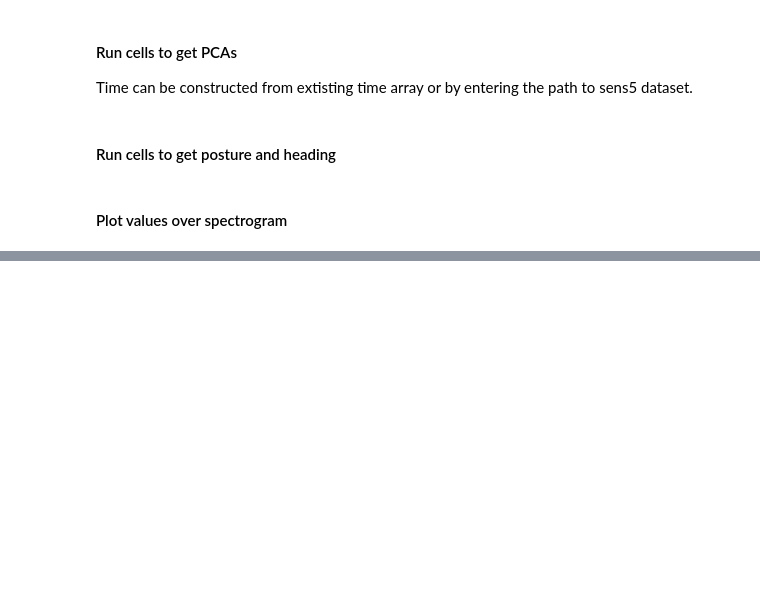
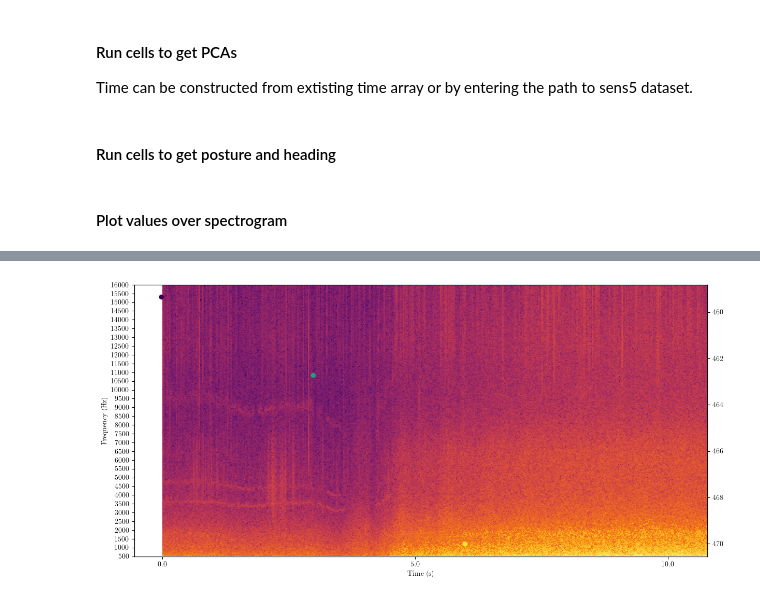
Before and after one commit to gmanatole/Biologging_Toolkit, a Jupyter notebook: notebooks/graph_spectrogram.ipynb, the cells around one changed output, grey strips where cells are left out. Cells and saved outputs as stored; diff of their text form; code cells hidden in the pictures; blank space fills up the shorter version.

```diff
--- a/notebooks/graph_spectrogram.ipynb
+++ b/notebooks/graph_spectrogram.ipynb
@@ -74,0 +91,8 @@ plot_spectrogram(inst, debut, fin, freq_min, freq_max, raw_path,
+# %%
+debut = datetime.fromtimestamp(1508088100-3.498*3600,  tz=timezone.utc)
+fin = datetime.fromtimestamp(1508088100-3.495*3600,  tz=timezone.utc)
+mask = (inst.ds['time'][:].data > 1508088100-3.498*3600) & (inst.ds['time'][:].data < 1508088100-3.495*3600)
+
+freq_min = 500
+freq_max = 16001
+print(debut, fin)
@@ -74,0 +101,38 @@ plot_spectrogram(inst, debut, fin, freq_min, freq_max, raw_path,
+# %%
+params = {'cmap':'inferno','title':'KW_interaction', 'aspect':'auto', 'figsize':(12,6), 'nperseg':1024, 'noverlap':int(1024*0.7)}
+orig = {'figsize': (15,15),
+    'title': 'Spectrogram',
+    'y-label': 'Frequency (Hz)',
+    'x-label': 'Time (s)',
+    'path':'.',
+    'aspect':'equal',
+    'cmap':'binary'}
+params = {**orig, **params}
+debut = debut.replace(tzinfo = timezone.utc).timestamp()
+fin = fin.replace(tzinfo = timezone.utc).timestamp()
+# Compute spectrogram
+timestamps = get_timestamp(raw_path)
+f, t, Sxx = compute_spectrogram(debut, fin, freq_min, freq_max, timestamps, 1024, 512)
+filter = np.percentile(Sxx, 97)
+Sxx[Sxx > filter] = Sxx[Sxx > filter]*10
+fig, ax = plt.subplots(figsize = params['figsize'])
+im = ax.imshow(np.log10(Sxx), origin='lower', aspect = params['aspect'], cmap = params['cmap'], extent=[t[0], t[-1], f[0], f[-1]])
+ax.set_xticks(np.arange(t[0], t[-1], 5))
+ax.set_xticklabels([f"{tick:.1f}" for tick in np.arange(0, fin-debut, 5)])
+ax.set_yticks(np.arange(freq_min, freq_max, 500))
+ax.set_yticklabels([f"{tick:.0f}" for tick in np.arange(freq_min, freq_max, 500)])
+ax.set_ylabel(params['y-label'])
+ax.set_xlabel(params['x-label'])
+ax.grid(False)
+fig.tight_layout()
+ax1 = ax.twinx()
+ax1.scatter(inst.ds['time'][:].data[mask] - inst.ds['time'][:].data[mask][0], inst.ds['depth'][:].data[mask], c=dP[mask])
+ax1.invert_yaxis()
+#cbar = fig.colorbar(im, ax=ax)
+#cbar.set_label(r"Log of power spectral density (dB re 1 $\mu Pa^2/Hz$)", rotation = 90, labelpad = 10)
+#cbar.ax.yaxis.set_label_position('right')
+
+fig.savefig(os.path.join(params['path'], f"{params['title']}.pdf"), bbox_inches='tight',pad_inches = 0.1)
+fig.show()
+# %% [output]
+[figure, added]
```
Also changed, not shown: parts of 7 cells of this notebook, 4 other files.
